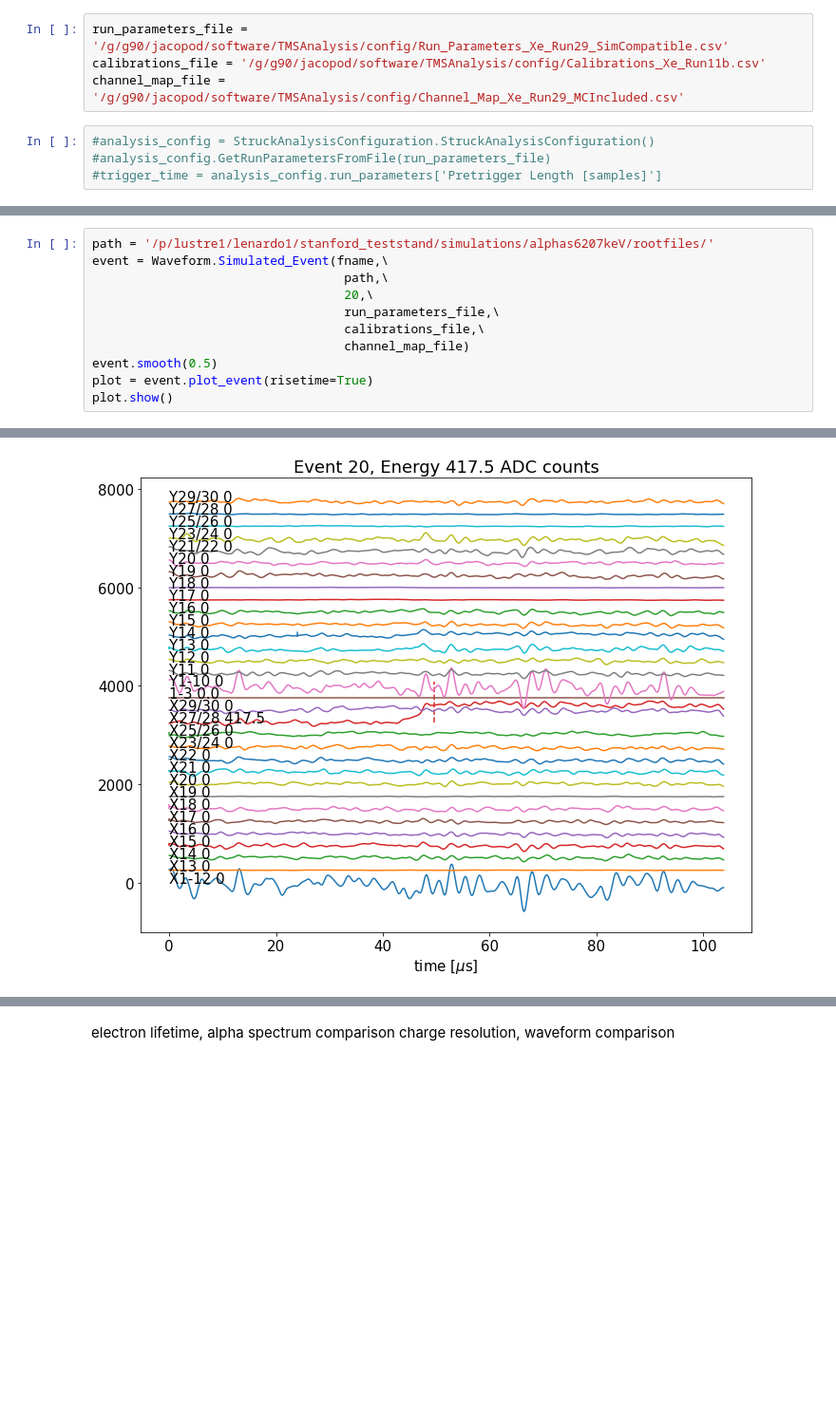
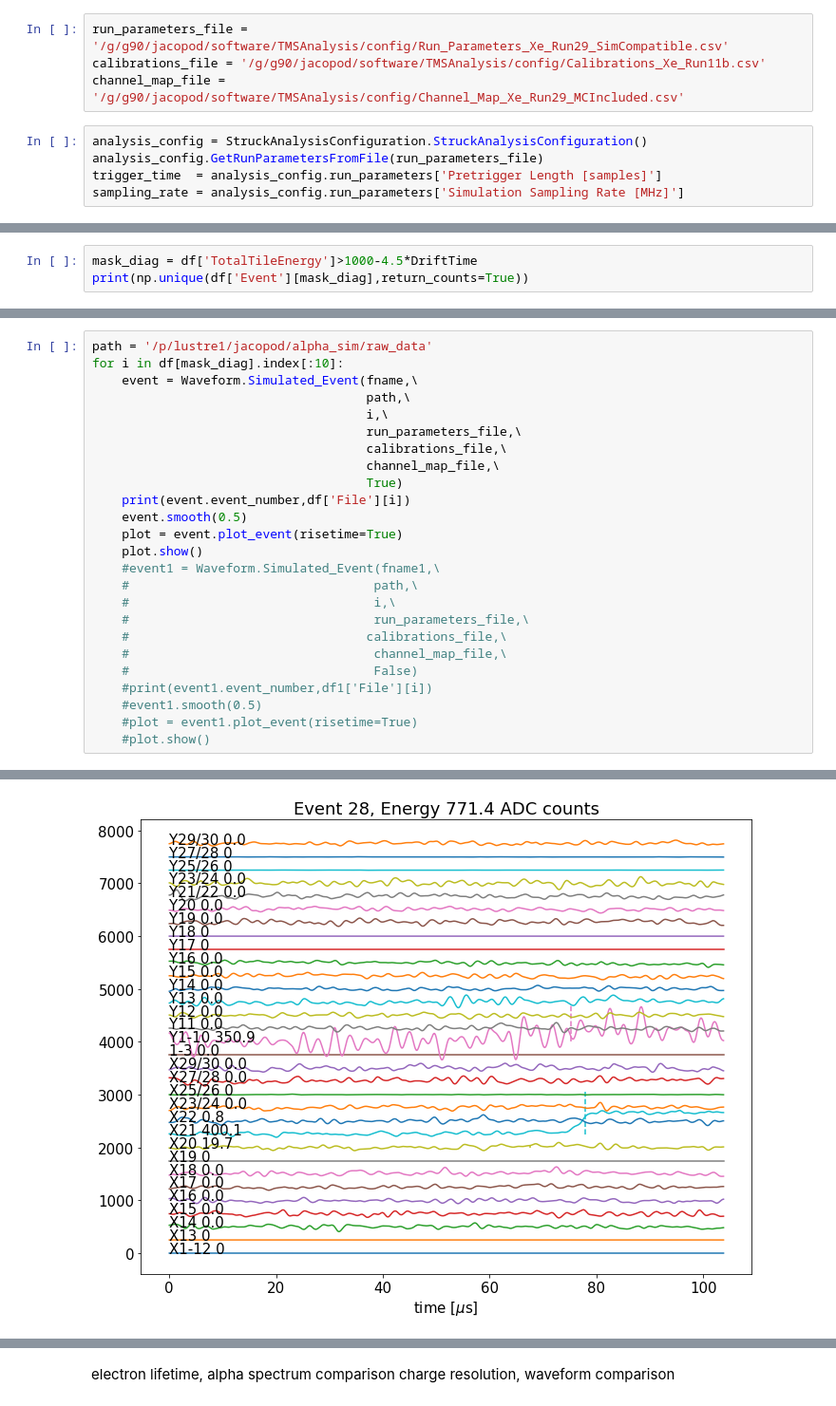
Before and after one commit to jdalmasson88/LXe_notebooks, a Jupyter notebook: full_alpha_sim.ipynb, the cells around one changed output, grey strips where cells are left out. Shown at 95% size. Drawn from its saved outputs; the diff is of its cells as text; blank space fills up the shorter version.

```diff
--- a/full_alpha_sim.ipynb
+++ b/full_alpha_sim.ipynb
@@ -13,6 +13,7 @@ run_parameters_file = '/g/g90/jacopod/software/TMSAnalysis/config/Run_Parameters
 calibrations_file = '/g/g90/jacopod/software/TMSAnalysis/config/Calibrations_Xe_Run11b.csv'
 channel_map_file = '/g/g90/jacopod/software/TMSAnalysis/config/Channel_Map_Xe_Run29_MCIncluded.csv'
 # %%
-#analysis_config = StruckAnalysisConfiguration.StruckAnalysisConfiguration()
-#analysis_config.GetRunParametersFromFile(run_parameters_file)
-#trigger_time = analysis_config.run_parameters['Pretrigger Length [samples]']
+analysis_config = StruckAnalysisConfiguration.StruckAnalysisConfiguration()
+analysis_config.GetRunParametersFromFile(run_parameters_file)
+trigger_time  = analysis_config.run_parameters['Pretrigger Length [samples]']
+sampling_rate = analysis_config.run_parameters['Simulation Sampling Rate [MHz]']
@@ -31,0 +105,3 @@ plt.colorbar()
+# %%
+mask_diag = df['TotalTileEnergy']>1000-4.5*DriftTime
+print(np.unique(df['Event'][mask_diag],return_counts=True))
@@ -32,13 +110,27 @@ plt.colorbar()
 # %%
-path = '/p/lustre1/lenardo1/stanford_teststand/simulations/alphas6207keV/rootfiles/'
-event = Waveform.Simulated_Event(fname,\
-                                  path,\
-                                  20,\
-                                  run_parameters_file,\
-                                  calibrations_file,\
-                                  channel_map_file)
-event.smooth(0.5)
-plot = event.plot_event(risetime=True)
-plot.show()
+path = '/p/lustre1/jacopod/alpha_sim/raw_data'
+for i in df[mask_diag].index[:10]:
+    event = Waveform.Simulated_Event(fname,\
+                                     path,\
+                                     i,\
+                                     run_parameters_file,\
+                                     calibrations_file,\
+                                     channel_map_file,\
+                                     True)
+    print(event.event_number,df['File'][i])
+    event.smooth(0.5)
+    plot = event.plot_event(risetime=True)
+    plot.show()
+    #event1 = Waveform.Simulated_Event(fname1,\
+    #                                 path,\
+    #                                 i,\
+    #                                 run_parameters_file,\
+    #                                calibrations_file,\
+    #                                 channel_map_file,\
+    #                                 False)
+    #print(event1.event_number,df1['File'][i])
+    #event1.smooth(0.5)
+    #plot = event1.plot_event(risetime=True)
+    #plot.show()
 # %% [output]
 Finished loading.
@@ -45 +138 @@ Finished loading.
-[figure, old version]
+[figure, new version]
```
Also changed, not shown: parts of 7 cells of this notebook, 3 other files.
